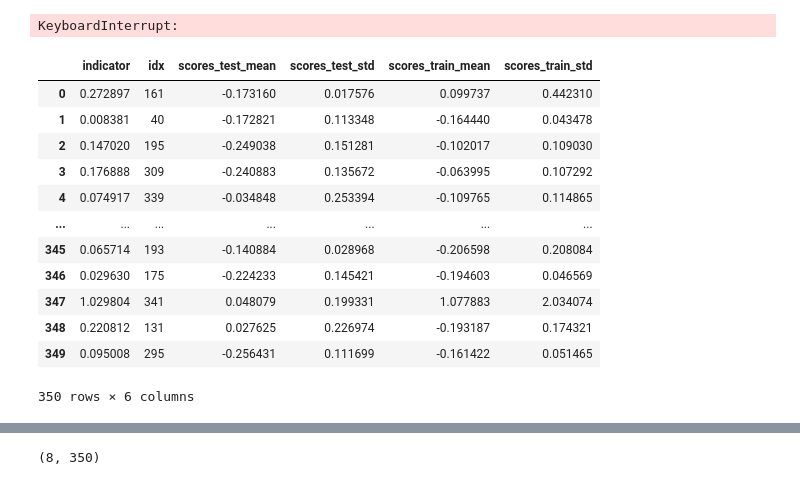
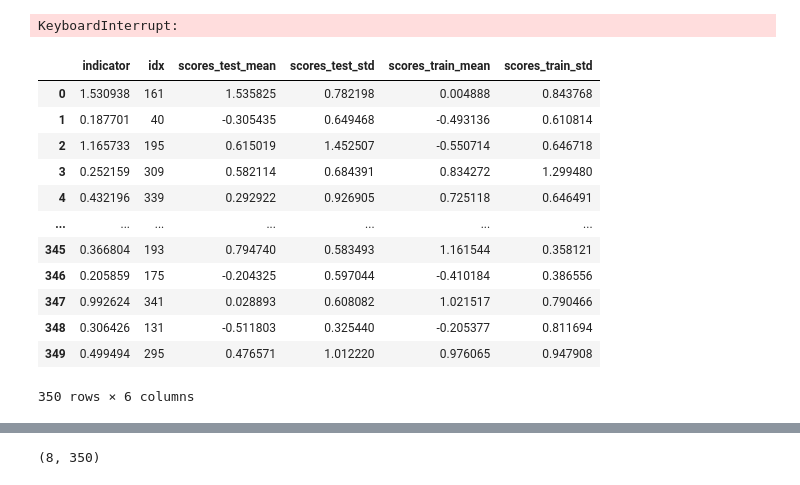
Before and after one commit to buehlpa/UTRAD, a Jupyter notebook: dev_usdr.ipynb, the cells around one changed output, grey strips where cells are left out. Cells and saved outputs as stored; diff of their text form; code cells hidden in the pictures.

```diff
--- a/dev_usdr.ipynb
+++ b/dev_usdr.ipynb
@@ -356,19 +356,19 @@ EXPERIMENT_PATH = os.path.join(args.results_dir,args.data_set ,f'contamination_{
 pd.DataFrame(resdict).to_pickle(os.path.join(EXPERIMENT_PATH,f'USDR_window:{window_size}_stride:{stride}.pkl'))
 # %%
 
-df = pd.read_pickle('/home/bule/projects/UTRAD/results/mvtec/contamination_10/DEV_USDR_15_05_24-1-screw/USDR_window:182_stride:42.pkl')
+df = pd.read_pickle('/home/bule/projects/UTRAD/results/mvtec/contamination_10/DEV_USDR_15_05_24-3-screw/USDR_window:182_stride:42.pkl')
 df
 # %% [output]
 |  | indicator | idx | scores_test_mean | scores_test_std | scores_train_mean | scores_train_std |
-| 0 | 0.272897 | 161 | -0.173160 | 0.017576 | 0.099737 | 0.442310 |
-| 1 | 0.008381 | 40 | -0.172821 | 0.113348 | -0.164440 | 0.043478 |
-| 2 | 0.147020 | 195 | -0.249038 | 0.151281 | -0.102017 | 0.109030 |
-| 3 | 0.176888 | 309 | -0.240883 | 0.135672 | -0.063995 | 0.107292 |
-| 4 | 0.074917 | 339 | -0.034848 | 0.253394 | -0.109765 | 0.114865 |
+| 0 | 1.530938 | 161 | 1.535825 | 0.782198 | 0.004888 | 0.843768 |
+| 1 | 0.187701 | 40 | -0.305435 | 0.649468 | -0.493136 | 0.610814 |
+| 2 | 1.165733 | 195 | 0.615019 | 1.452507 | -0.550714 | 0.646718 |
+| 3 | 0.252159 | 309 | 0.582114 | 0.684391 | 0.834272 | 1.299480 |
+| 4 | 0.432196 | 339 | 0.292922 | 0.926905 | 0.725118 | 0.646491 |
 | ... | ... | ... | ... | ... | ... | ... |
-| 345 | 0.065714 | 193 | -0.140884 | 0.028968 | -0.206598 | 0.208084 |
-| 346 | 0.029630 | 175 | -0.224233 | 0.145421 | -0.194603 | 0.046569 |
-| 347 | 1.029804 | 341 | 0.048079 | 0.199331 | 1.077883 | 2.034074 |
-| 348 | 0.220812 | 131 | 0.027625 | 0.226974 | -0.193187 | 0.174321 |
-| 349 | 0.095008 | 295 | -0.256431 | 0.111699 | -0.161422 | 0.051465 |
+| 345 | 0.366804 | 193 | 0.794740 | 0.583493 | 1.161544 | 0.358121 |
+| 346 | 0.205859 | 175 | -0.204325 | 0.597044 | -0.410184 | 0.386556 |
+| 347 | 0.992624 | 341 | 0.028893 | 0.608082 | 1.021517 | 0.790466 |
+| 348 | 0.306426 | 131 | -0.511803 | 0.325440 | -0.205377 | 0.811694 |
+| 349 | 0.499494 | 295 | 0.476571 | 1.012220 | 0.976065 | 0.947908 |
 350 rows × 6 columns
```
Also changed, not shown: parts of 9 cells of this notebook, 8 other files.
